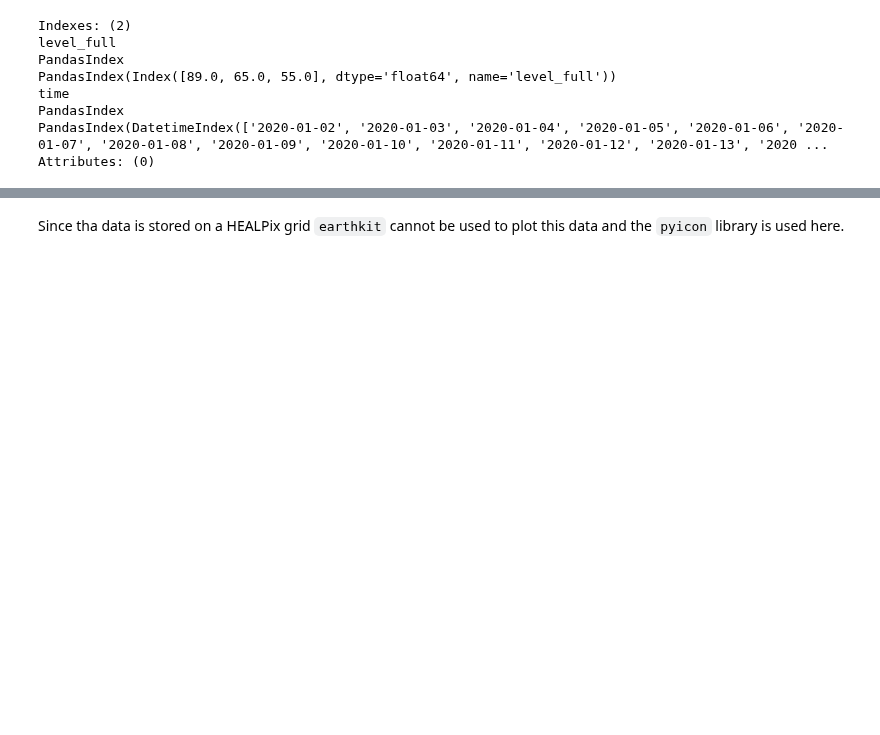
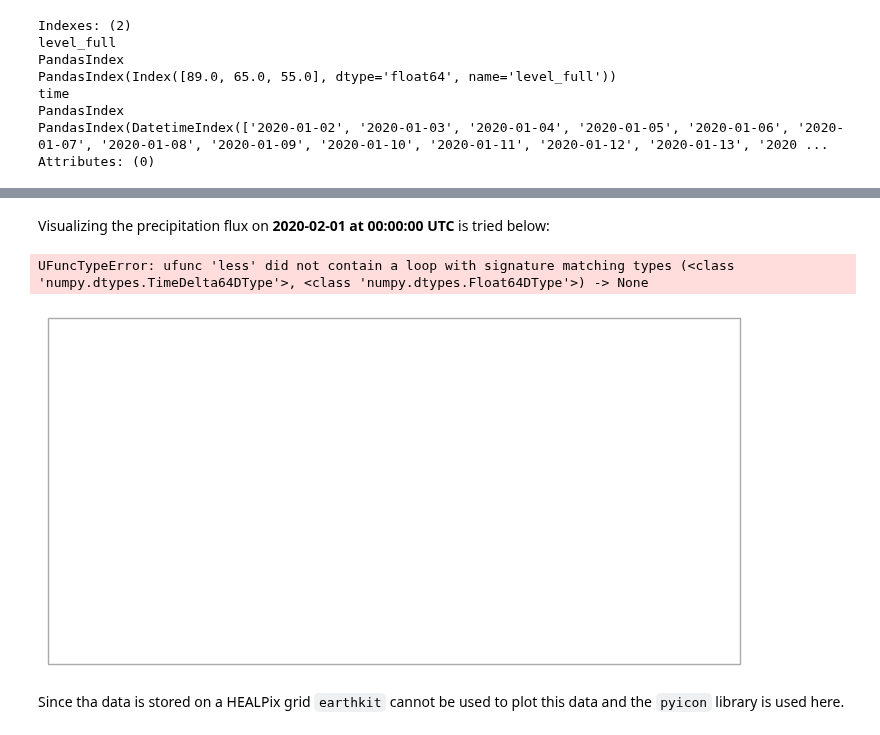
Before and after one commit to climet-eu/compression-lab-notebooks, a Jupyter notebook: 04-example-datasets/03-NextGEMS.ipynb, the cells around one changed output, grey strips where cells are left out. Drawn from its saved outputs; the diff is of its cells as text; code cells hidden in the pictures; blank space fills up the shorter version.

```diff
--- a/04-example-datasets/03-NextGEMS.ipynb
+++ b/04-example-datasets/03-NextGEMS.ipynb
@@ -158,3 +177,15 @@ Attributes: (0)
+# %% [markdown]
+Visualizing the precipitation flux on **2020-02-01 at 00:00:00 UTC** is tried below:
+# %%
+chart = earthkit.plots.Map(extent=[-180, 180, -90, 90])
+chart.plot(ds["pr"])
+chart.title("Precipitation flux ")
+chart.coastlines()
+chart.gridlines()
+chart.show()
+# %% [output]
+UFuncTypeError: ufunc 'less' did not contain a loop with signature matching types (<class 'numpy.dtypes.TimeDelta64DType'>, <class 'numpy.dtypes.Float64DType'>) -> None
+[figure, added]
 # %% [markdown]
 Since tha data is stored on a HEALPix grid `earthkit` cannot be used to plot this data and the `pyicon` library is used here.
 # %%
```
Also changed, not shown: parts of 10 cells of this notebook, 1 other file.
